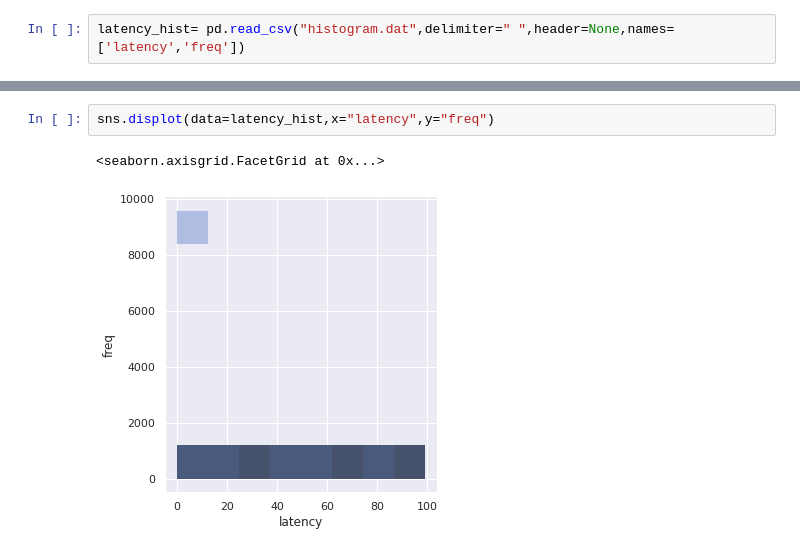
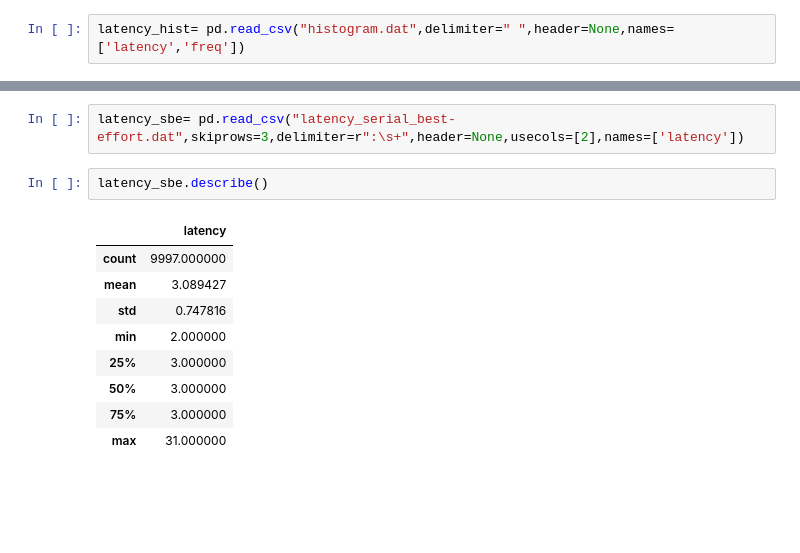
Before and after one commit to carloscastmar/rst_tfg, a Jupyter notebook: jupyter_notebook/plot_examples.ipynb, the cells around one changed output, grey strips where cells are left out. Saved outputs shown, nothing was run; the diff lists cells and outputs as text; blank space fills up the shorter version.

Commit message:
latency plots generation

```diff
--- a/jupyter_notebook/plot_examples.ipynb
+++ b/jupyter_notebook/plot_examples.ipynb
@@ -121,5 +111,14 @@ sns.lineplot(data=latency_hist,x="latency",y="freq")
-# %%
-sns.displot(data=latency_hist,x="latency",y="freq")
-# %% [output]
-<seaborn.axisgrid.FacetGrid at 0x...>
-[figure, removed]
+# %%
+latency_sbe= pd.read_csv("latency_serial_best-effort.dat",skiprows=3,delimiter=r":\s+",header=None,usecols=[2],names=['latency'])
+# %%
+latency_sbe.describe()
+# %% [output]
+|  | latency |
+| count | 9997.000000 |
+| mean | 3.089427 |
+| std | 0.747816 |
+| min | 2.000000 |
+| 25% | 3.000000 |
+| 50% | 3.000000 |
+| 75% | 3.000000 |
+| max | 31.000000 |
```
Also changed, not shown: parts of 3 cells of this notebook, 17 other files.
